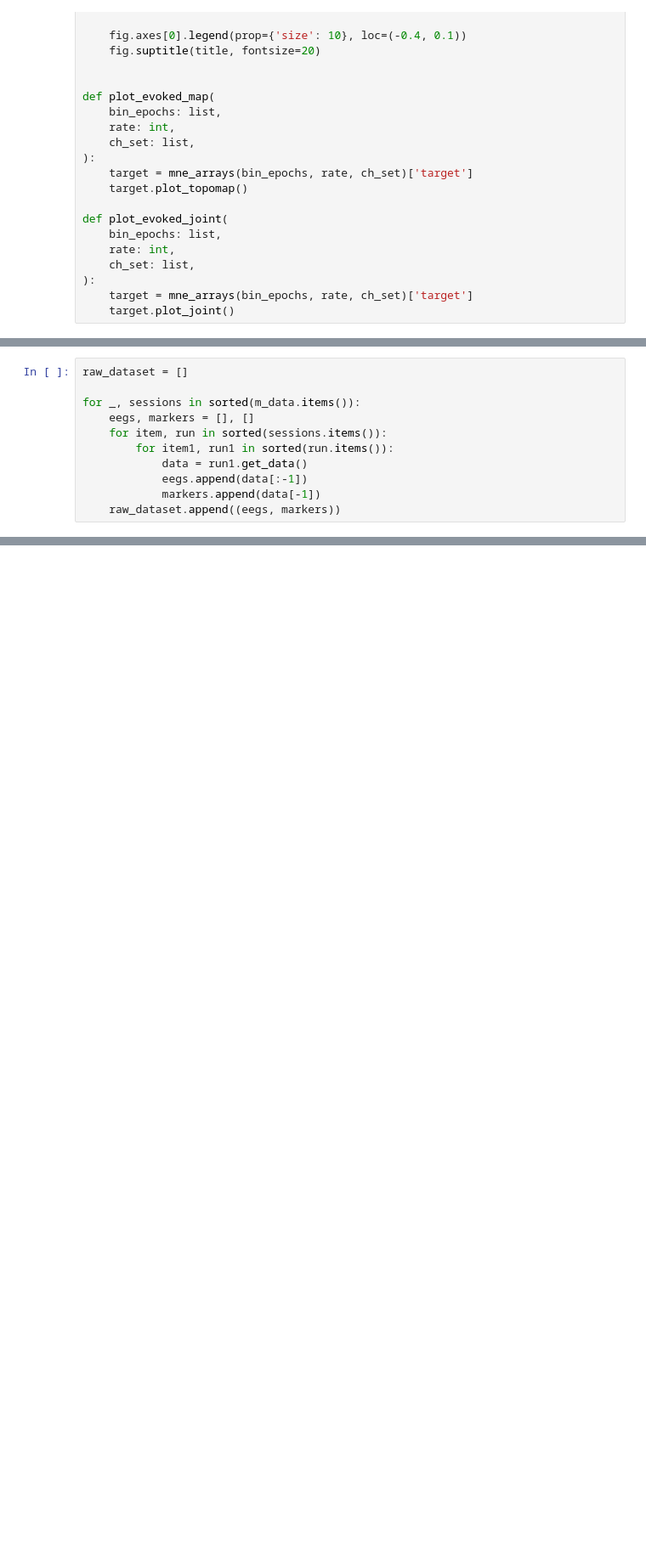
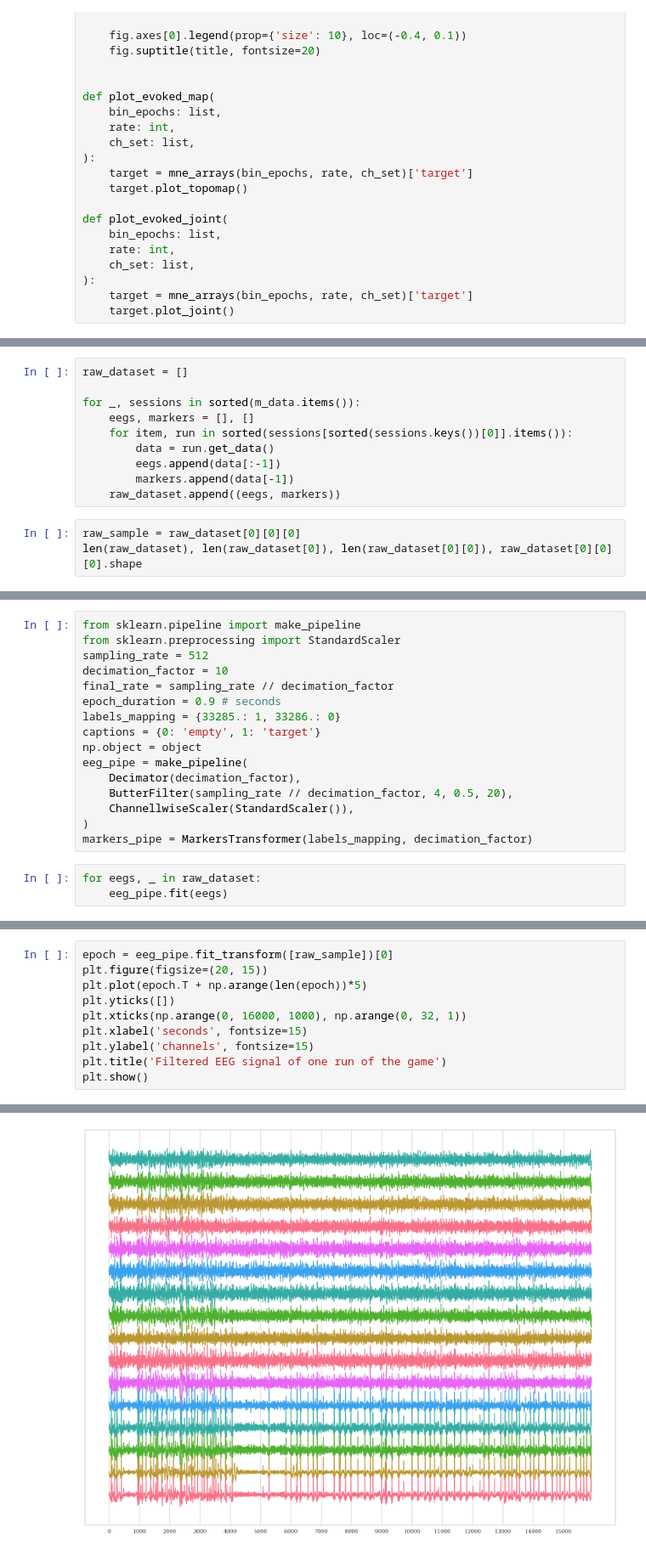
Before and after one commit to lm-cyber/DS_ITMO, a Jupyter notebook: tasks/task3/SVM.ipynb, the cells around one changed output, grey strips where cells are left out. Shown at 85% size. Saved outputs shown, nothing was run; the diff lists cells and outputs as text; blank space fills up the shorter version.

```diff
--- a/tasks/task3/SVM.ipynb
+++ b/tasks/task3/SVM.ipynb
@@ -276,9 +361,11 @@ raw_dataset = []
 
 for _, sessions in sorted(m_data.items()):
     eegs, markers = [], []
-    for item, run in sorted(sessions.items()):
-        for item1, run1 in sorted(run.items()):
-            data = run1.get_data()
-            eegs.append(data[:-1])
-            markers.append(data[-1])
+    for item, run in sorted(sessions[sorted(sessions.keys())[0]].items()):
+        data = run.get_data()
+        eegs.append(data[:-1])
+        markers.append(data[-1])
     raw_dataset.append((eegs, markers))
+# %%
+raw_sample = raw_dataset[0][0][0]
+len(raw_dataset), len(raw_dataset[0]), len(raw_dataset[0][0]), raw_dataset[0][0][0].shape
@@ -284,0 +380,19 @@ for _, sessions in sorted(m_data.items()):
+# %%
+from sklearn.pipeline import make_pipeline
+from sklearn.preprocessing import StandardScaler
+sampling_rate = 512
+decimation_factor = 10
+final_rate = sampling_rate // decimation_factor
+epoch_duration = 0.9 # seconds
+labels_mapping = {33285.: 1, 33286.: 0}
+captions = {0: 'empty', 1: 'target'}
+np.object = object
+eeg_pipe = make_pipeline(
+    Decimator(decimation_factor),
+    ButterFilter(sampling_rate // decimation_factor, 4, 0.5, 20),
+    ChannellwiseScaler(StandardScaler()),
+)
+markers_pipe = MarkersTransformer(labels_mapping, decimation_factor)
+# %%
+for eegs, _ in raw_dataset:
+    eeg_pipe.fit(eegs)
@@ -284,0 +414,11 @@ for _, sessions in sorted(m_data.items()):
+# %%
+epoch = eeg_pipe.fit_transform([raw_sample])[0]
+plt.figure(figsize=(20, 15))
+plt.plot(epoch.T + np.arange(len(epoch))*5)
+plt.yticks([])
+plt.xticks(np.arange(0, 16000, 1000), np.arange(0, 32, 1))
+plt.xlabel('seconds', fontsize=15)
+plt.ylabel('channels', fontsize=15)
+plt.title('Filtered EEG signal of one run of the game')
+plt.show()
+# %% [output]
@@ -284,0 +426 @@ for _, sessions in sorted(m_data.items()):
+[figure, added]
```
Also changed, not shown: parts of 47 cells of this notebook, 11 other files.
